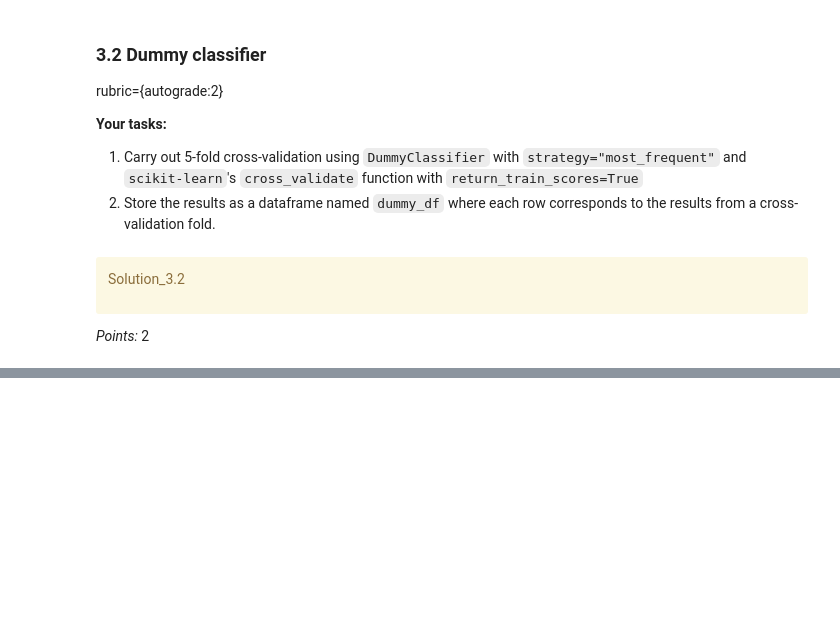
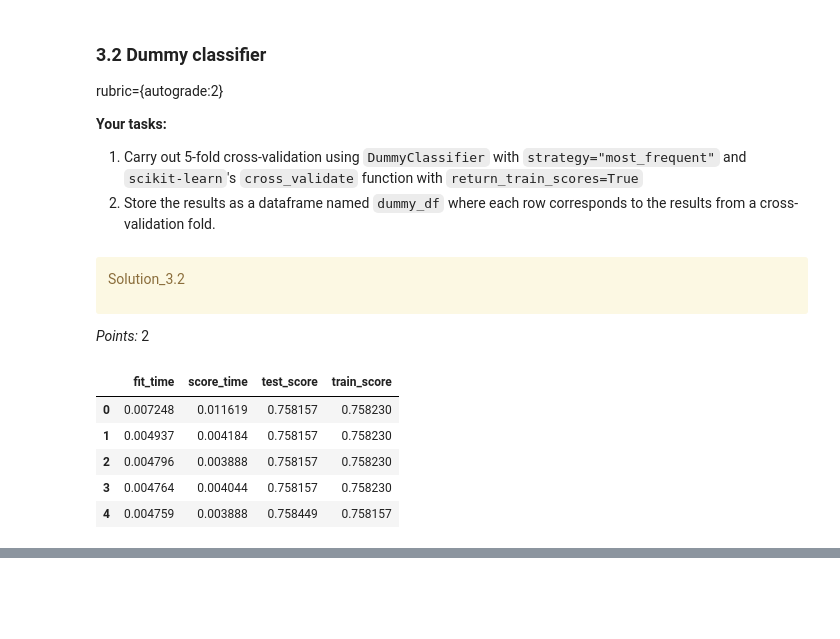
Before and after one commit to angelalmachado/cpsc330hw, a Jupyter notebook: hw3.ipynb, the cells around one changed output, grey strips where cells are left out. Drawn from its saved outputs; the diff is of its cells as text; code cells hidden in the pictures; blank space fills up the shorter version.

```diff
--- a/hw3.ipynb
+++ b/hw3.ipynb
@@ -353,2 +368,7 @@ y_test = None
+# %%
+X_train = train_df.drop(columns=['income'])
+y_train = train_df['income']
+X_test = test_df.drop(columns=['income'])
+y_test = test_df['income']
 # %%
 grader.check("q3.1")
@@ -377,2 +395,19 @@ dummy_df = None
+# %%
+dummy_df = None
+
+from sklearn.dummy import DummyClassifier
+
+dummy = DummyClassifier(strategy="most_frequent")
+scores = cross_validate(dummy, X_train, y_train, return_train_score=True)
+
+dummy_df = pd.DataFrame(scores)
+dummy_df
+# %% [output]
+|  | fit_time | score_time | test_score | train_score |
+| 0 | 0.007248 | 0.011619 | 0.758157 | 0.758230 |
+| 1 | 0.004937 | 0.004184 | 0.758157 | 0.758230 |
+| 2 | 0.004796 | 0.003888 | 0.758157 | 0.758230 |
+| 3 | 0.004764 | 0.004044 | 0.758157 | 0.758230 |
+| 4 | 0.004759 | 0.003888 | 0.758449 | 0.758157 |
 # %%
 grader.check("q3.2")
```
Also changed, not shown: parts of 18 cells of this notebook, 1 other file.
